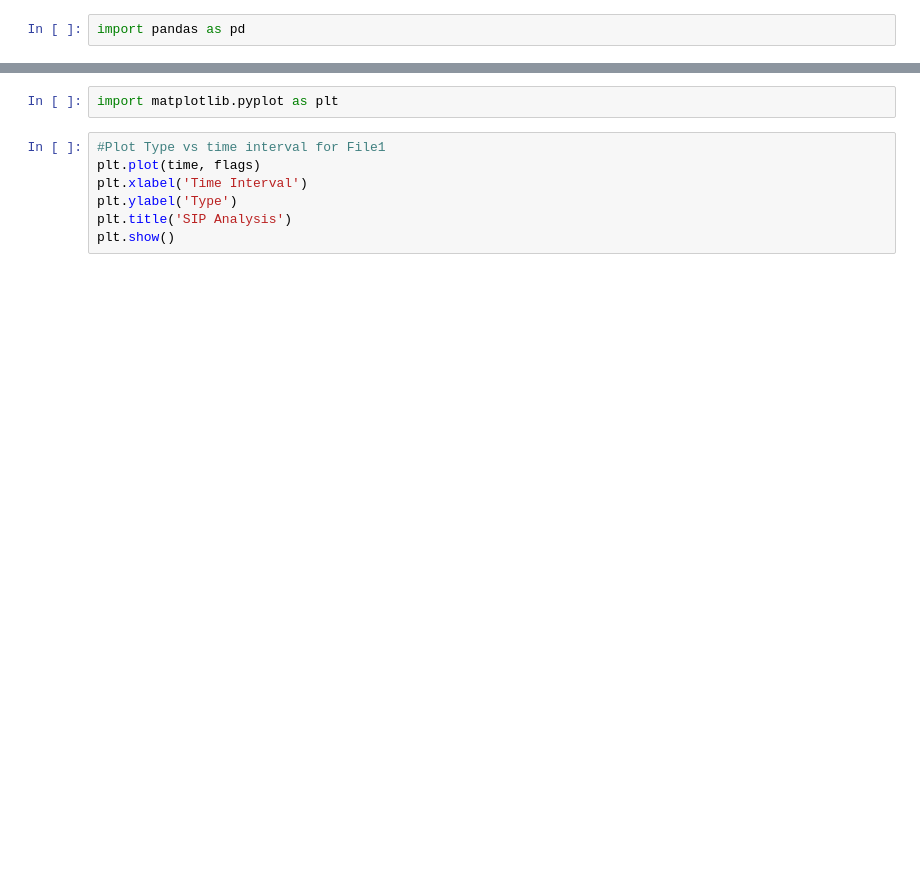
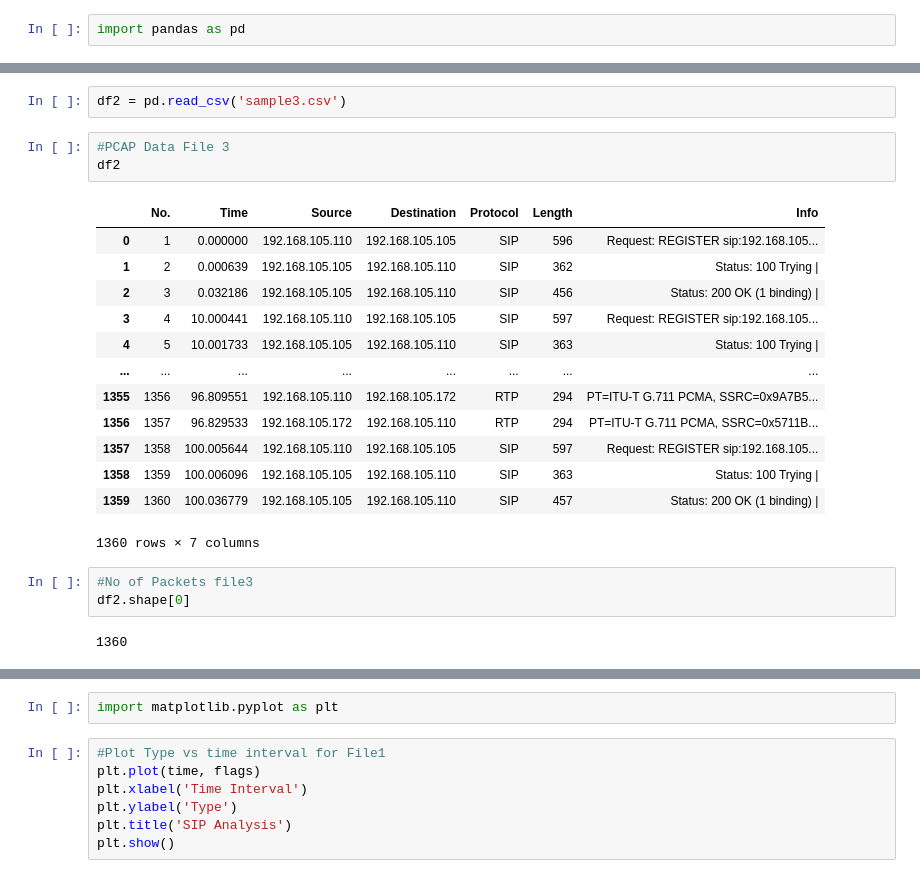
Before and after one commit to akashdecoder/CISCO_PROJECT_SIP_PROTOCOL, a Jupyter notebook: SIPAnalysis.ipynb, the cells around one changed output, grey strips where cells are left out. Drawn from its saved outputs; the diff is of its cells as text; blank space fills up the shorter version.

```diff
--- a/SIPAnalysis.ipynb
+++ b/SIPAnalysis.ipynb
@@ -51,3 +51,27 @@ df1.shape[0]
+# %%
+df2 = pd.read_csv('sample3.csv')
+# %%
+#PCAP Data File 3
+df2
+# %% [output]
+|  | No. | Time | Source | Destination | Protocol | Length | Info |
+| 0 | 1 | 0.000000 | 192.168.105.110 | 192.168.105.105 | SIP | 596 | Request: REGISTER sip:192.168.105... |
+| 1 | 2 | 0.000639 | 192.168.105.105 | 192.168.105.110 | SIP | 362 | Status: 100 Trying | |
+| 2 | 3 | 0.032186 | 192.168.105.105 | 192.168.105.110 | SIP | 456 | Status: 200 OK (1 binding) | |
+| 3 | 4 | 10.000441 | 192.168.105.110 | 192.168.105.105 | SIP | 597 | Request: REGISTER sip:192.168.105... |
+| 4 | 5 | 10.001733 | 192.168.105.105 | 192.168.105.110 | SIP | 363 | Status: 100 Trying | |
+| ... | ... | ... | ... | ... | ... | ... | ... |
+| 1355 | 1356 | 96.809551 | 192.168.105.110 | 192.168.105.172 | RTP | 294 | PT=ITU-T G.711 PCMA, SSRC=0x9A7B5... |
+| 1356 | 1357 | 96.829533 | 192.168.105.172 | 192.168.105.110 | RTP | 294 | PT=ITU-T G.711 PCMA, SSRC=0x5711B... |
+| 1357 | 1358 | 100.005644 | 192.168.105.110 | 192.168.105.105 | SIP | 597 | Request: REGISTER sip:192.168.105... |
+| 1358 | 1359 | 100.006096 | 192.168.105.105 | 192.168.105.110 | SIP | 363 | Status: 100 Trying | |
+| 1359 | 1360 | 100.036779 | 192.168.105.105 | 192.168.105.110 | SIP | 457 | Status: 200 OK (1 binding) | |
+1360 rows × 7 columns
+# %%
+#No of Packets file3
+df2.shape[0]
+# %% [output]
+1360
 # %%
 #List only SIP Packets in File 1
 sip = df[df['Protocol'] == 'SIP']
```
Also changed, not shown: parts of 25 cells of this notebook, 6 other files.
